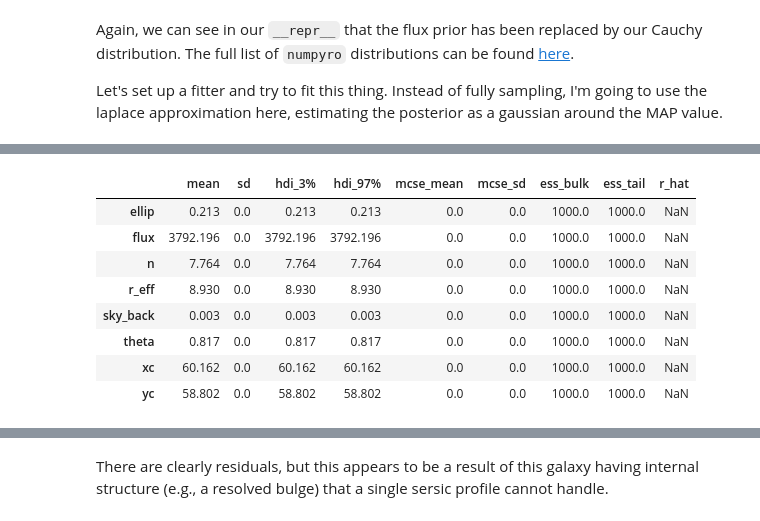
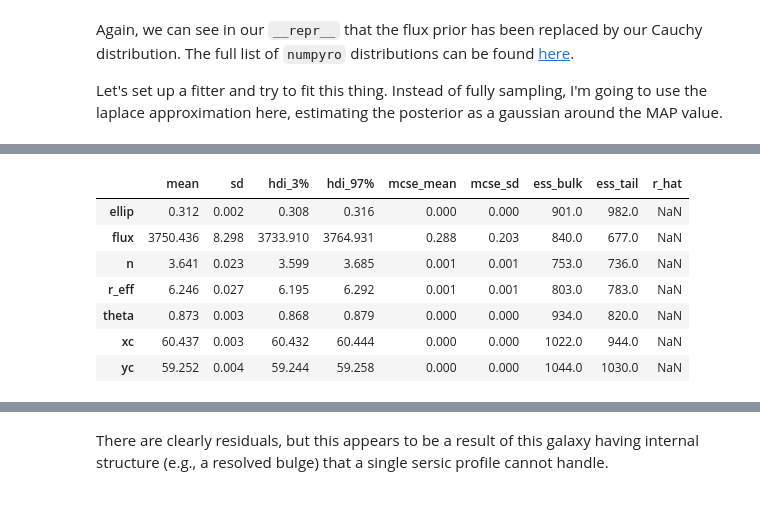
Before and after one commit to pysersic/pysersic, a Jupyter notebook: examples/manual-priors.ipynb, the cells around one changed output, grey strips where cells are left out. Saved outputs shown, nothing was run; the diff lists cells and outputs as text; code cells hidden in the pictures.

```diff
--- a/examples/manual-priors.ipynb
+++ b/examples/manual-priors.ipynb
@@ -26,5 +26,5 @@ To begin, let's go ahead and run autoprior in order to get a good start-point es
 # %%
-from pysersic.priors import autoprior
+from pysersic.priors import SourceProperties
 
-prior = autoprior(im,profile_type='sersic',sky_type='flat',mask=mask)
-prior
+props = SourceProperties(im,mask=mask)
+prior = props.generate_prior('sersic', sky_type='none')
@@ -152,3 +154,3 @@ PySersicResults object for pysersic fit of type: svi
 # %%
-res.summary()
+res
 # %% [output]
@@ -156,11 +157,10 @@ arviz - WARNING - Shape validation failed: input_shape: (1, 1000), minimum_shape
 |  | mean | sd | hdi_3% | hdi_97% | mcse_mean | mcse_sd | ess_bulk | ess_tail | r_hat |
-| ellip | 0.213 | 0.0 | 0.213 | 0.213 | 0.0 | 0.0 | 1000.0 | 1000.0 | NaN |
-| flux | 3792.196 | 0.0 | 3792.196 | 3792.196 | 0.0 | 0.0 | 1000.0 | 1000.0 | NaN |
-| n | 7.764 | 0.0 | 7.764 | 7.764 | 0.0 | 0.0 | 1000.0 | 1000.0 | NaN |
-| r_eff | 8.930 | 0.0 | 8.930 | 8.930 | 0.0 | 0.0 | 1000.0 | 1000.0 | NaN |
-| sky_back | 0.003 | 0.0 | 0.003 | 0.003 | 0.0 | 0.0 | 1000.0 | 1000.0 | NaN |
-| theta | 0.817 | 0.0 | 0.817 | 0.817 | 0.0 | 0.0 | 1000.0 | 1000.0 | NaN |
-| xc | 60.162 | 0.0 | 60.162 | 60.162 | 0.0 | 0.0 | 1000.0 | 1000.0 | NaN |
-| yc | 58.802 | 0.0 | 58.802 | 58.802 | 0.0 | 0.0 | 1000.0 | 1000.0 | NaN |
+| ellip | 0.312 | 0.002 | 0.308 | 0.316 | 0.000 | 0.000 | 901.0 | 982.0 | NaN |
+| flux | 3750.436 | 8.298 | 3733.910 | 3764.931 | 0.288 | 0.203 | 840.0 | 677.0 | NaN |
+| n | 3.641 | 0.023 | 3.599 | 3.685 | 0.001 | 0.001 | 753.0 | 736.0 | NaN |
+| r_eff | 6.246 | 0.027 | 6.195 | 6.292 | 0.001 | 0.001 | 803.0 | 783.0 | NaN |
+| theta | 0.873 | 0.003 | 0.868 | 0.879 | 0.000 | 0.000 | 934.0 | 820.0 | NaN |
+| xc | 60.437 | 0.003 | 60.432 | 60.444 | 0.000 | 0.000 | 1022.0 | 944.0 | NaN |
+| yc | 59.252 | 0.004 | 59.244 | 59.258 | 0.000 | 0.000 | 1044.0 | 1030.0 | NaN |
 # %%
 from pysersic.results import plot_residual
```
Also changed, not shown: parts of 15 cells of this notebook, 8 other files.
